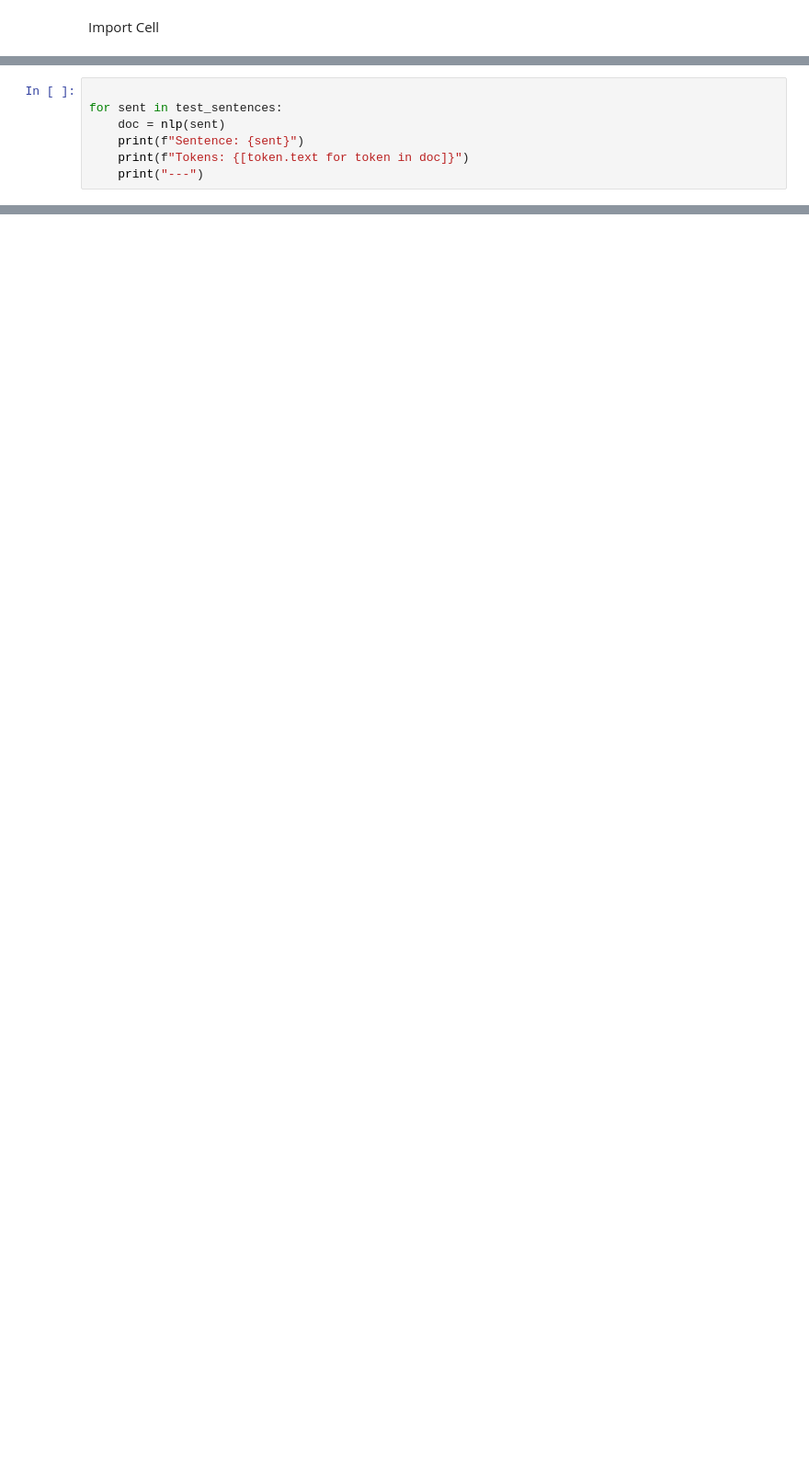
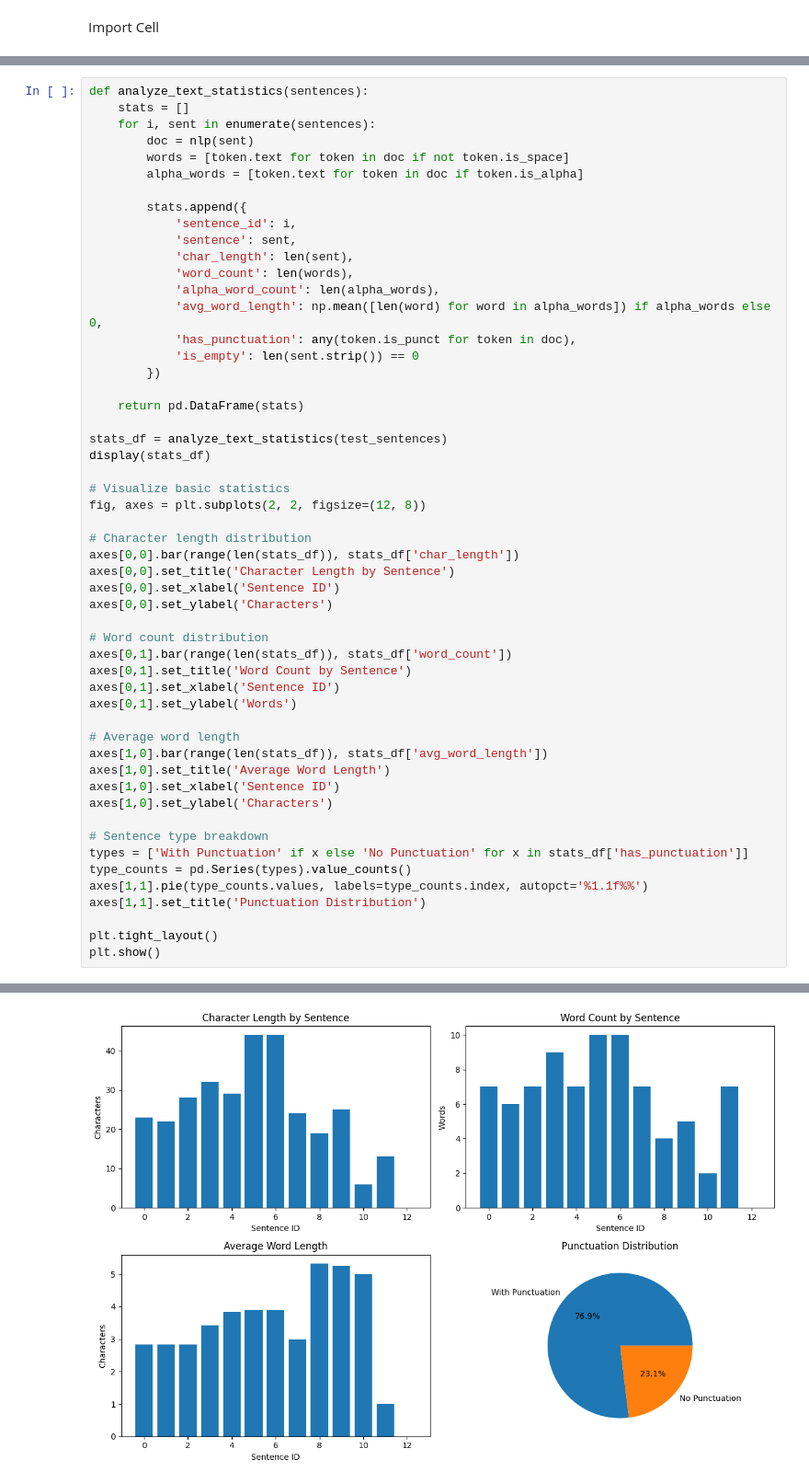
Before and after one commit to hpdowd/paraphrase_detector, a Jupyter notebook: notebooks/01_data_exploration.ipynb, the cells around one changed output, grey strips where cells are left out. Shown at 92% size. Saved outputs shown, nothing was run; the diff lists cells and outputs as text; blank space fills up the shorter version.

Commit message:
Mode advanced data exploration and notebook htmls

```diff
--- a/notebooks/01_data_exploration.ipynb
+++ b/notebooks/01_data_exploration.ipynb
@@ -21,8 +47,54 @@ Keep punctuation for direct copy detection but remove for semantic/keyword based
 # %%
+def analyze_text_statistics(sentences):
+    stats = []
+    for i, sent in enumerate(sentences):
+        doc = nlp(sent)
+        words = [token.text for token in doc if not token.is_space]
+        alpha_words = [token.text for token in doc if token.is_alpha]
 
-for sent in test_sentences:
-    doc = nlp(sent)
-    print(f"Sentence: {sent}")
-    print(f"Tokens: {[token.text for token in doc]}")
-    print("---")
+        stats.append({
+            'sentence_id': i,
+            'sentence': sent,
+            'char_length': len(sent),
+            'word_count': len(words),
+            'alpha_word_count': len(alpha_words),
+            'avg_word_length': np.mean([len(word) for word in alpha_words]) if alpha_words else 0,
+            'has_punctuation': any(token.is_punct for token in doc),
+            'is_empty': len(sent.strip()) == 0
+        })
+
+    return pd.DataFrame(stats)
+
+stats_df = analyze_text_statistics(test_sentences)
+display(stats_df)
+
+# Visualize basic statistics
+fig, axes = plt.subplots(2, 2, figsize=(12, 8))
+
+# Character length distribution
+axes[0,0].bar(range(len(stats_df)), stats_df['char_length'])
+axes[0,0].set_title('Character Length by Sentence')
+axes[0,0].set_xlabel('Sentence ID')
+axes[0,0].set_ylabel('Characters')
+
+# Word count distribution
+axes[0,1].bar(range(len(stats_df)), stats_df['word_count'])
+axes[0,1].set_title('Word Count by Sentence')
+axes[0,1].set_xlabel('Sentence ID')
+axes[0,1].set_ylabel('Words')
+
+# Average word length
+axes[1,0].bar(range(len(stats_df)), stats_df['avg_word_length'])
+axes[1,0].set_title('Average Word Length')
+axes[1,0].set_xlabel('Sentence ID')
+axes[1,0].set_ylabel('Characters')
+
+# Sentence type breakdown
+types = ['With Punctuation' if x else 'No Punctuation' for x in stats_df['has_punctuation']]
+type_counts = pd.Series(types).value_counts()
+axes[1,1].pie(type_counts.values, labels=type_counts.index, autopct='%1.1f%%')
+axes[1,1].set_title('Punctuation Distribution')
+
+plt.tight_layout()
+plt.show()
 # %% [output]
@@ -38,3 +115,4 @@ Tokens: ['A', 'completely', 'different', 'sentence', 'about', 'something', 'else
+[figure, added]
 # %%
 
 class TextPreprocessor:
```
Also changed, not shown: parts of 10 cells of this notebook, 3 other files.
